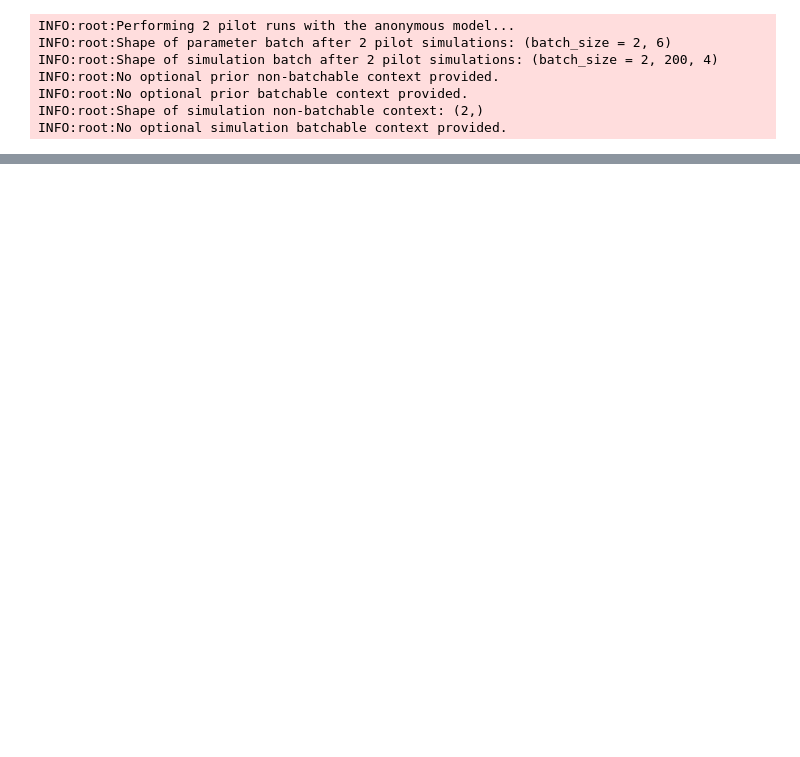
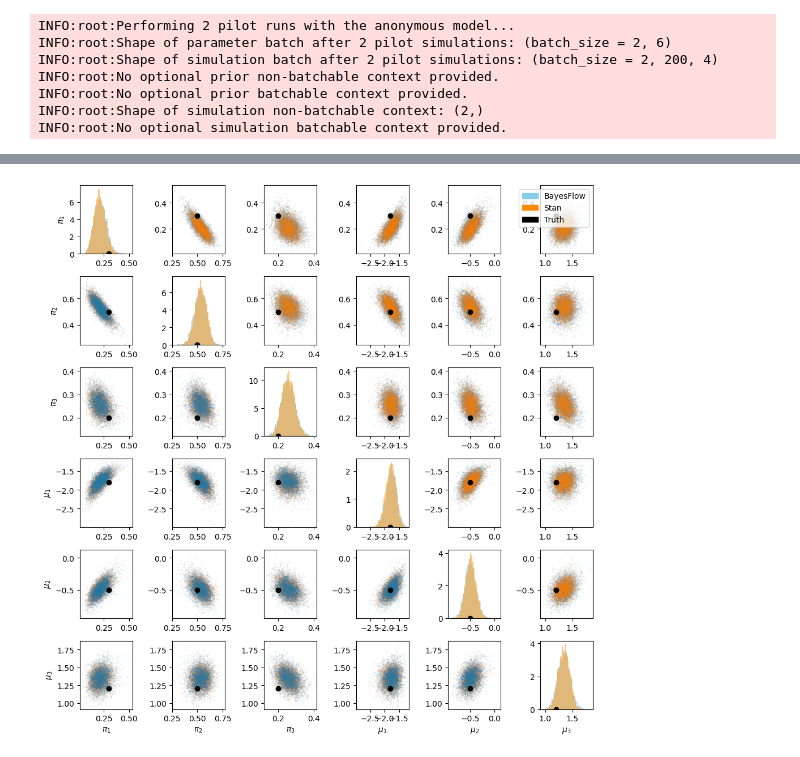
Before and after one commit to Kucharssim/bayesflow-amortized-mixtures, a Jupyter notebook: case-studies/mixture-normal/calibration-stan.ipynb, the cells around one changed output, grey strips where cells are left out. Drawn from its saved outputs; the diff is of its cells as text; code cells hidden in the pictures; blank space fills up the shorter version.

```diff
--- a/case-studies/mixture-normal/calibration-stan.ipynb
+++ b/case-studies/mixture-normal/calibration-stan.ipynb
@@ -129,3 +129,37 @@ fig.tight_layout()
+# %%
+fig, axs = plt.subplots(nrows=len(constrained_parameter_names), ncols=len(constrained_parameter_names))
+plt.rcParams['figure.figsize'] = [10, 10]
+
+bins = [
+    np.linspace(np.min(bf_posterior[:,i])-0.1, np.max(bf_posterior[:,i])+0.1, 36) for i in range(6)
+]
+
+handles = [
+    patches.Patch(color='skyblue'),
+    patches.Patch(color='darkorange'),
+    patches.Patch(color='black')
+]
+for xi, x_par in enumerate(constrained_parameter_names):
+    axs[-1,xi].set_xlabel(x_par)
+    for yi, y_par in enumerate(constrained_parameter_names):
+        if xi == yi:
+            axs[yi,0].set_ylabel(y_par)
+            axs[yi,xi].hist(bf_posterior[:,xi], bins=40,alpha = 0.5, density=True, color="skyblue")
+            axs[yi,xi].hist(stan_posterior[:,xi], bins=40,alpha = 0.5, density=True, color="darkorange")
+            axs[yi,xi].scatter(true_params[0,xi], 0, color="black", label="Truth")
+        elif xi > yi:
+            axs[yi,xi].scatter(bf_posterior[:,xi], bf_posterior[:,yi], s=0.5, alpha=0.1, label="skyblue")
+            axs[yi,xi].scatter(stan_posterior[:,xi], stan_posterior[:,yi], s=0.5, alpha=0.1, label="darkorange")
+            axs[yi,xi].scatter(true_params[0,xi], true_params[0,yi], color="black")
+        else:
+            axs[yi,xi].scatter(bf_posterior[:,xi], bf_posterior[:,yi], s=0.5, alpha=0.1, label="skyblue", zorder=2)
+            axs[yi,xi].scatter(stan_posterior[:,xi], stan_posterior[:,yi], s=0.5, alpha=0.1, label="darkorange",zorder=1)
+            axs[yi,xi].scatter(true_params[0,xi], true_params[0,yi], color="black", zorder=3)
+
+axs[0,-1].legend(handles, ["BayesFlow", "Stan", "Truth"])
+fig.tight_layout()
+# %% [output]
+[figure, added]
 # %%
 stan_class_membership = stan_fit.stan_variables()["class_membership"]
 
```
Also changed, not shown: parts of 5 cells of this notebook.
